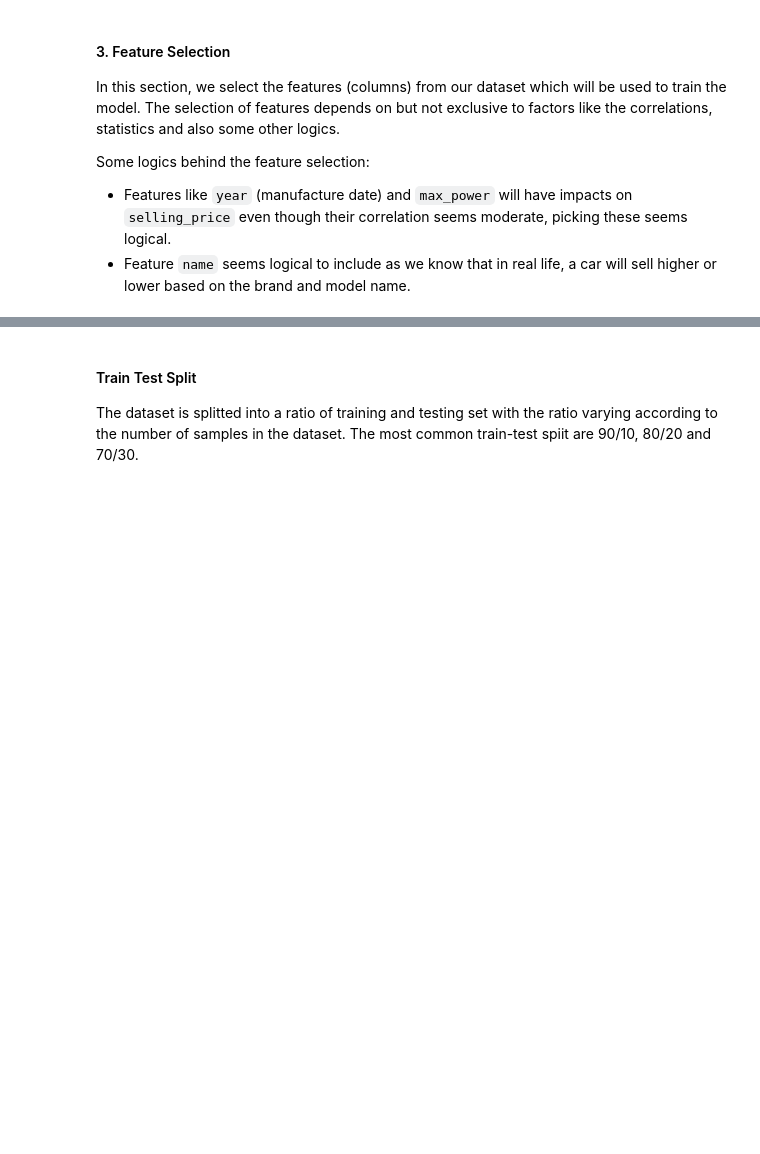
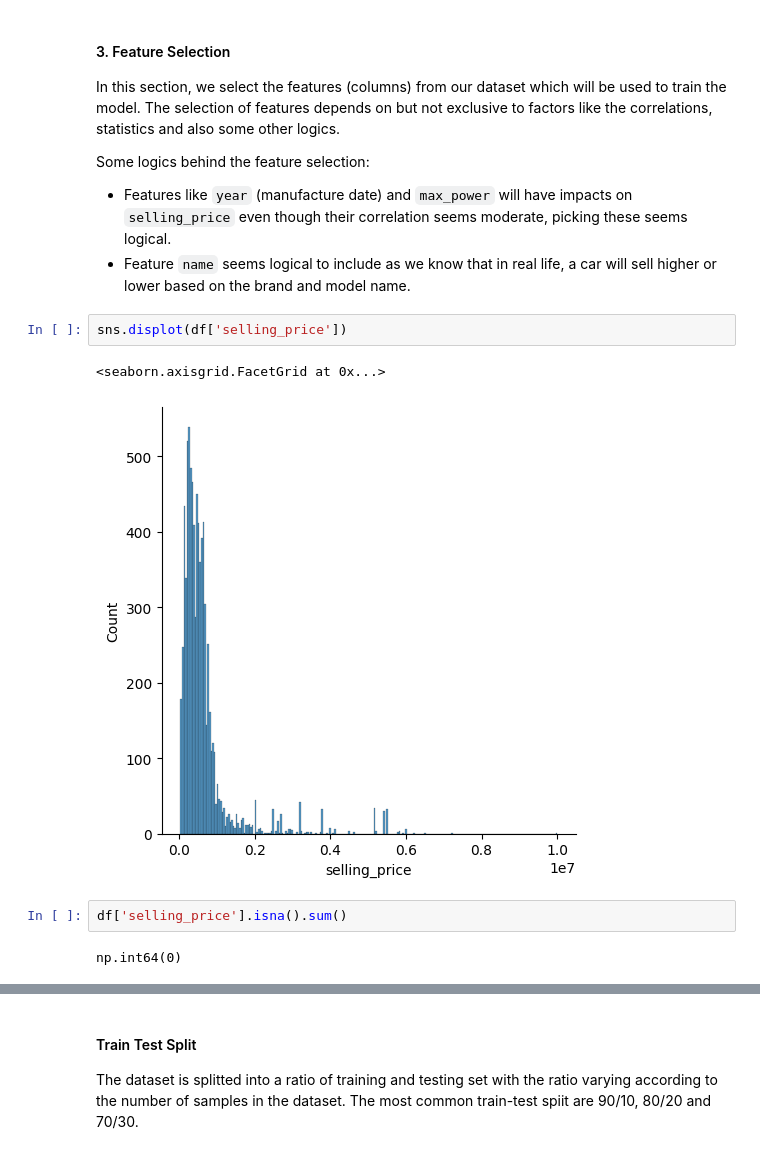
Before and after one commit to puskr99/A3-car-price, a Jupyter notebook: code/car-price-prediction.ipynb, the cells around one changed output, grey strips where cells are left out. Cells and saved outputs as stored; diff of their text form; blank space fills up the shorter version.

```diff
--- a/code/car-price-prediction.ipynb
+++ b/code/car-price-prediction.ipynb
@@ -315,3 +315,12 @@ In this section, we select the features (columns) from our dataset which will be
 Some logics behind the feature selection:
 - Features like `year` (manufacture date) and `max_power` will have impacts on `selling_price` even though their correlation seems moderate, picking these seems logical.
 - Feature `name` seems logical to include as we know that in real life, a car will sell higher or lower based on the brand and model name.
+# %%
+sns.displot(df['selling_price'])
+# %% [output]
+<seaborn.axisgrid.FacetGrid at 0x...>
+[figure, added]
+# %%
+df['selling_price'].isna().sum()
+# %% [output]
+np.int64(0)
```
Also changed, not shown: parts of 14 cells of this notebook.
